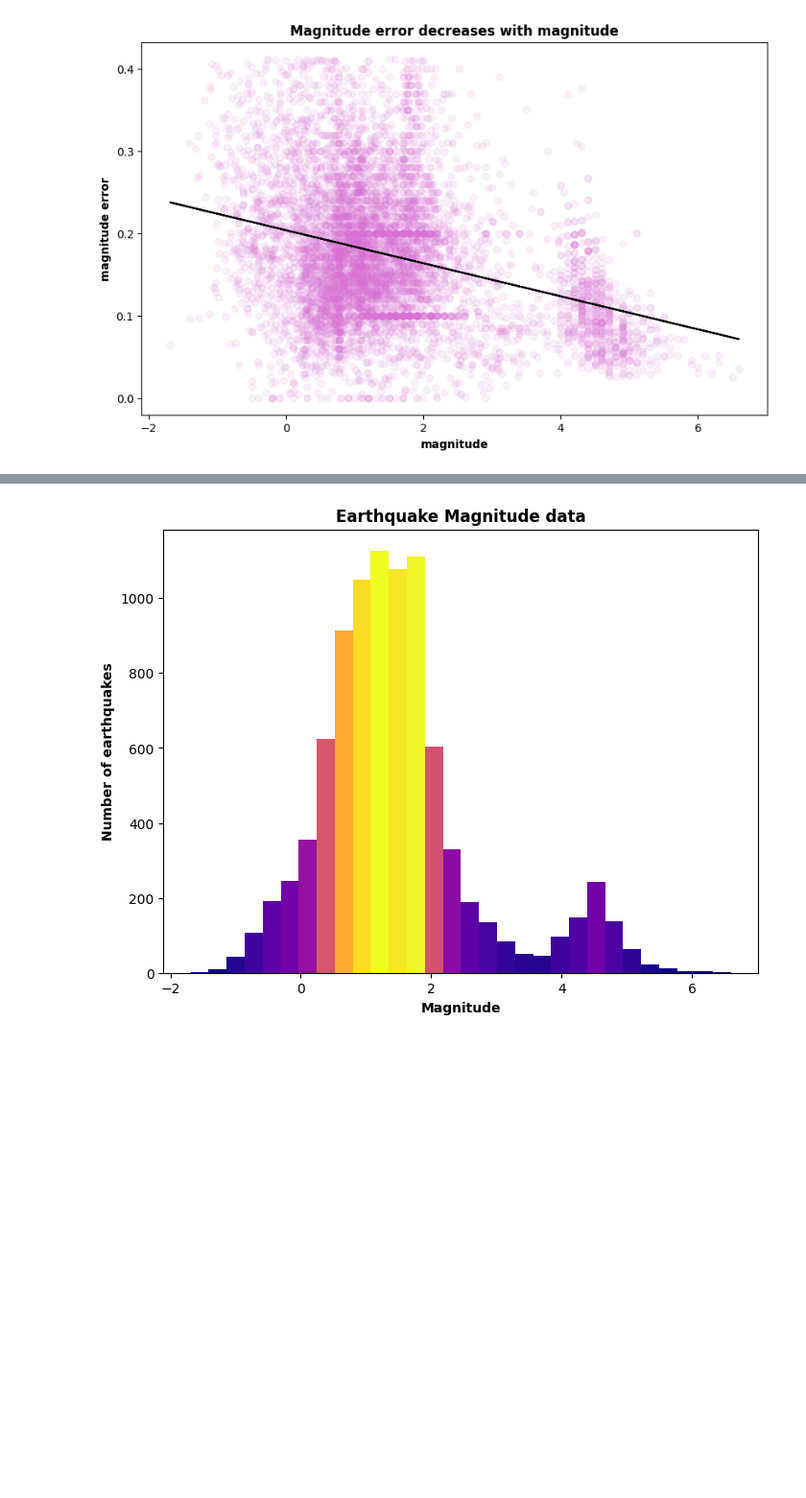
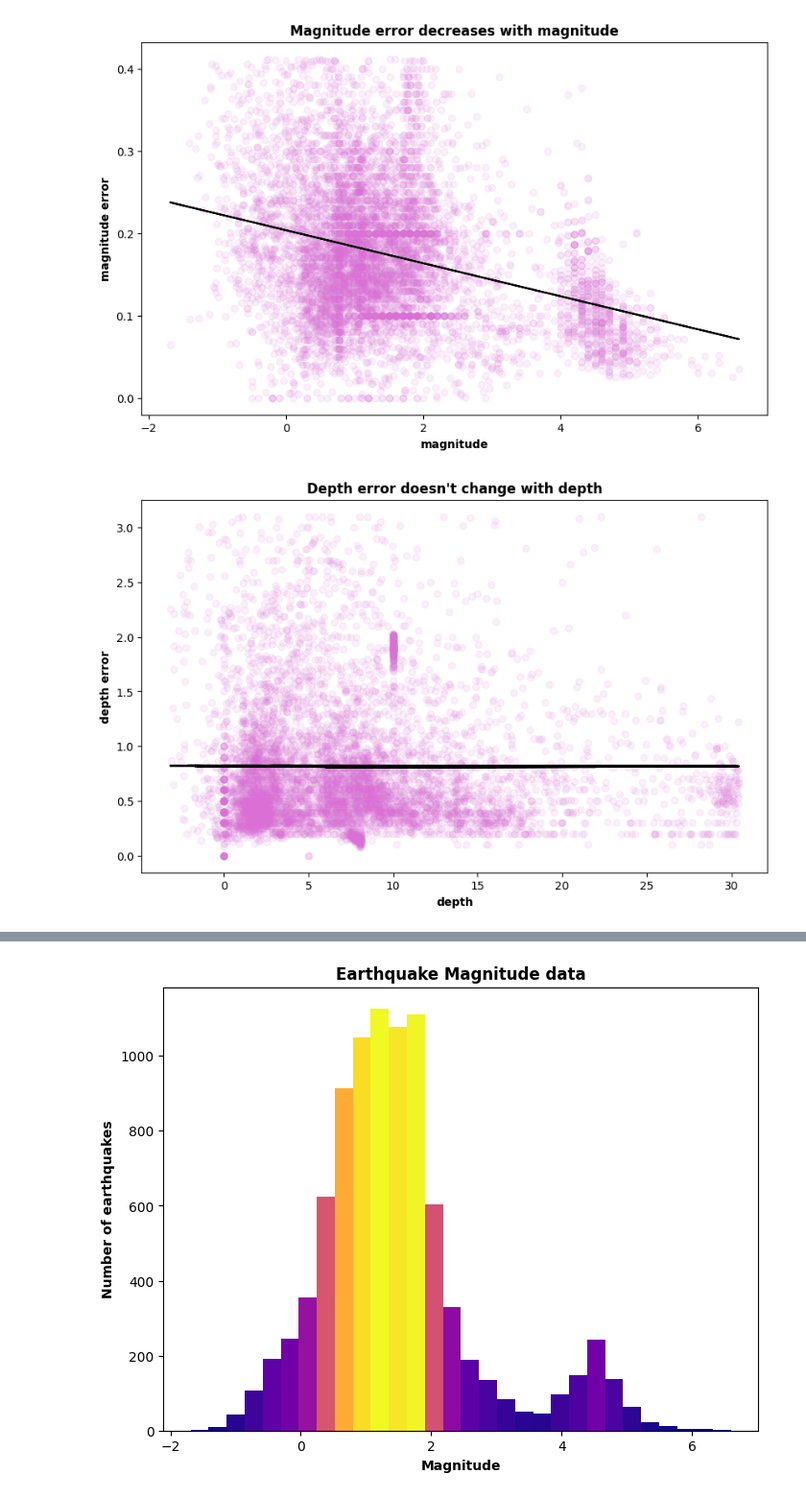
Before and after one commit to aferguson15235/tda, a Jupyter notebook: earthquakes.ipynb, the cells around one changed output, grey strips where cells are left out. Shown at 96% size. Cells and saved outputs as stored; diff of their text form; code cells hidden in the pictures; blank space fills up the shorter version.

Commit message:
depth by depth error

```diff
--- a/earthquakes.ipynb
+++ b/earthquakes.ipynb
@@ -107,6 +107,65 @@ ax.set_title("Magnitude error decreases with magnitude", fontweight='bold')
 plt.savefig('earthquake_plots/mag_vs_mag_error.png')
 # %% [output]
 [figure]
+# %%
+# plot of magnitude vs magnitude error
+eq_no_depth_error = eq
+
+# remove outliers
+depth_error_Q25 = eq_no_depth_error['depthError'].quantile(0.25)
+depth_error_Q75 = eq_no_depth_error['depthError'].quantile(0.75)
+depth_error_IQR = depth_error_Q75 - depth_error_Q25
+depth_error_max_outlier = depth_error_Q75 + depth_error_IQR*1.5
+depth_error_min_outlier = depth_error_Q25 - depth_error_IQR*1.5
+
+depth_Q25 = eq_no_depth_error['depth'].quantile(0.25)
+depth_Q75 = eq_no_depth_error['depth'].quantile(0.75)
+depth_IQR = depth_Q75 - depth_Q25
+depth_max_outlier = depth_Q75 + depth_IQR*1.5
+depth_min_outlier = depth_Q25 - depth_IQR*1.5
+
+for i in range(eq.shape[0]):
+    if eq.loc[i,'depthError'] > depth_error_max_outlier or eq.loc[i,'depthError'] < depth_min_outlier or eq.loc[i,'depth'] > depth_max_outlier or eq.loc[i,'depth'] < depth_min_outlier:
+        eq_no_depth_error = eq_no_depth_error.drop([i])
+eq_no_depth_error.reset_index(drop=True, inplace=True)
+
+# create scatter plot of mag vs magerror
+fig, ax = plt.subplots(figsize= (10,6))
+ax.scatter(eq_no_depth_error['depth'], eq_no_depth_error['depthError'], alpha=0.1, color = 'orchid')
+
+# function to find line of best fit
+def best_fit(X_data, Y_data):
+
+    # find the means and number of data points
+    x_mean = sum(X_data)/len(X_data)
+    y_mean = sum(Y_data)/len(Y_data)
+    n = len(X_data)
+
+    # calculate numerator and denominator of b
+    numerator = sum([(x-x_mean)*(y-y_mean) for x,y in zip(X_data, Y_data)])
+    denominator = sum([(x-x_mean)**2 for x in X_data])
+
+    # compute a and b
+    b = numerator / denominator
+    a = y_mean - b * x_mean
+
+    return a, b
+
+# find line of best fit
+a, b = best_fit(eq_no_depth_error['depth'], eq_no_depth_error['depthError'])
+yfit = [a + b * xi for xi in eq_no_depth_error['mag']]
+
+# plot line of best fit
+plt.plot(eq_no_depth_error['depth'], yfit, color = 'black')
+
+# aethetics
+ax.set_ylabel("depth error", fontweight='bold')
+ax.set_xlabel("depth", fontweight='bold')
+ax.set_title("Depth error doesn't change with depth", fontweight='bold')
+
+plt.savefig('earthquake_plots/depth_vs_depth_error.png')
+# %% [output]
+[figure, added]
 # %%
 import matplotlib.pyplot as plt
 import numpy as np
```
Also changed, not shown: parts of 2 cells of this notebook.
